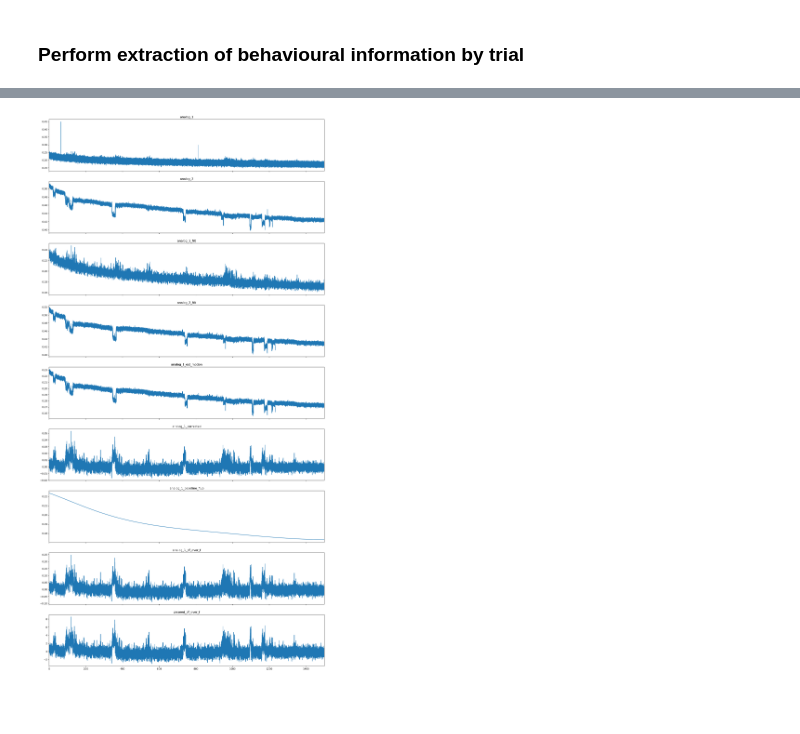
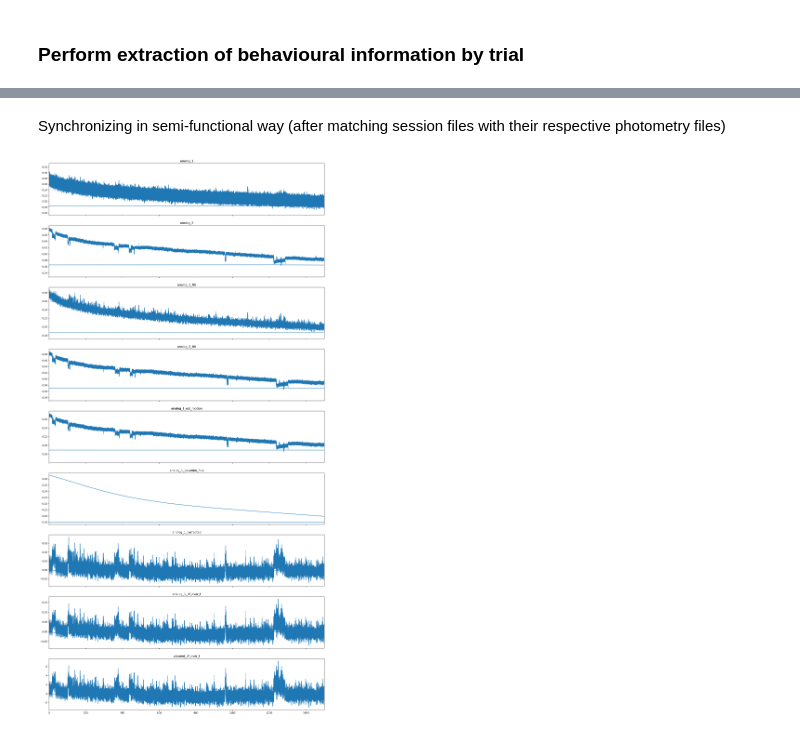
Before and after one commit to juliencarponcy/trialexp, a Jupyter notebook: notebooks/noncanonical/nb20230303_145400_Akam_photometry_preprocessing.ipynb, the cells around one changed output, grey strips where cells are left out. Saved outputs shown, nothing was run; the diff lists cells and outputs as text; code cells hidden in the pictures; blank space fills up the shorter version.

```diff
--- a/notebooks/noncanonical/nb20230303_145400_Akam_photometry_preprocessing.ipynb
+++ b/notebooks/noncanonical/nb20230303_145400_Akam_photometry_preprocessing.ipynb
@@ -304,4 +304,4 @@ The autoreload extension is already loaded. To reload it, use:
 # %%
 # Load all raw text sessions in the indicated folder or a sessions.pkl file
 # if already existing in folder_path
-exp_cohort = Experiment(path=pycontrol_dir, int_subject_IDs=True, update=True, verbose=True)
+exp_cohort = Experiment(path=pycontrol_dir, int_subject_IDs=True, update=True, verbose=False)
@@ -326,2 +310,3 @@ session nb:  3 63 2023-02-08 14:48:36 reaching_go_spout_incr_break2_nov22
 # %%
-exp_cohort.sessions = [session for session in exp_cohort.sessions if (session.subject_ID > 50)]
+exp_cohort.sessions = [session for session in exp_cohort.sessions if (session.subject_ID == 61)]
+len(exp_cohort.sessions)
@@ -356,3 +345,6 @@ Deleting:  61 2023-02-10 10:14:42 reaching_go_spout_incr_break2_nov22
 # %%
 exp_cohort.match_sessions_to_files(files_dir=photometry_dir, ext='ppd', verbose=True)
+
+exp_cohort.sessions = [session for session in exp_cohort.sessions if (len(session.files['ppd']) > 0)]
+len(exp_cohort.sessions)
 # %% [output]
@@ -379,3 +369,12 @@ exp_cohort.match_sessions_to_files(files_dir=photometry_dir, ext='ppd', verbose=
+# %% [markdown]
+Synchronizing in semi-functional way (after matching session files with their respective photometry files)
+# %%
+from trialexp.process.pyphotometry.utils import *
+from trialexp.process.pyphotometry.utils import *
+
+for s_idx, session in enumerate(exp_cohort.sessions):
+    if len(session.files['ppd']) > 0:
+        exp_cohort.sessions[s_idx].photometry_rsync = sync_photometry_file(os.path.join(pycontrol_dir, session.file_name), os.path.join(photometry_dir, session.files['ppd'][0]))
 # %%
 from scipy.signal import decimate
 from trialexp.process.pyphotometry.photometry_functional import get_photometry_trials
@@ -390,32 +389,32 @@ df_meta_photo, col_names_numpy, photo_array, photometry_dict = get_photometry_tr
     trial_window = [-4000,6000],
     trig_on_ev = None,
     last_before = None,
     baseline_low_pass = 0.001,
     low_pass = 45,
     median_filt = 5,
     motion_corr = True,
     df_over_f = True,
     z_score = True, # To be implemented
     downsampling_factor = 10,
     return_full_session = True,
     export_vars = ['analog_2','analog_1_df_over_f','analog_1_corrected'],
     verbose = False)
 
 photometry_dict.keys()
 
 
-vars_to_plot = ['analog_1', 'analog_2', 'analog_1_filt', 'analog_2_filt','analog_1_est_motion', 'analog_1_corrected', 'analog_1_baseline_fluo', 'analog_1_df_over_f', 'zscored_df_over_f']
+vars_to_plot = ['analog_1', 'analog_2', 'analog_1_filt', 'analog_2_filt','analog_1_est_motion', 'analog_1_baseline_fluo', 'analog_1_corrected', 'analog_1_df_over_f', 'zscored_df_over_f']
 
 figsize = (20,40)
 x_lim = [0, 1500]
 fig, axs = plt.subplots(len(vars_to_plot),1, figsize = figsize, sharex=True)
 for l, v in enumerate(vars_to_plot):
     # print(len(photometry_dict[v]) , len(photometry_dict['time']))
     if len(photometry_dict[v]) < len(photometry_dict['time']):
         axs[l].plot(decimate(photometry_dict['time'],10)/1000, photometry_dict[v])
     else:
         axs[l].plot(photometry_dict['time']/1000, photometry_dict[v])
     axs[l].set_title(v)
     axs[l].set_xlim(x_lim)
 # %% [output]
-[figure, old version]
+[figure, new version]
```
Also changed, not shown: parts of 9 cells of this notebook, 1 other file.
